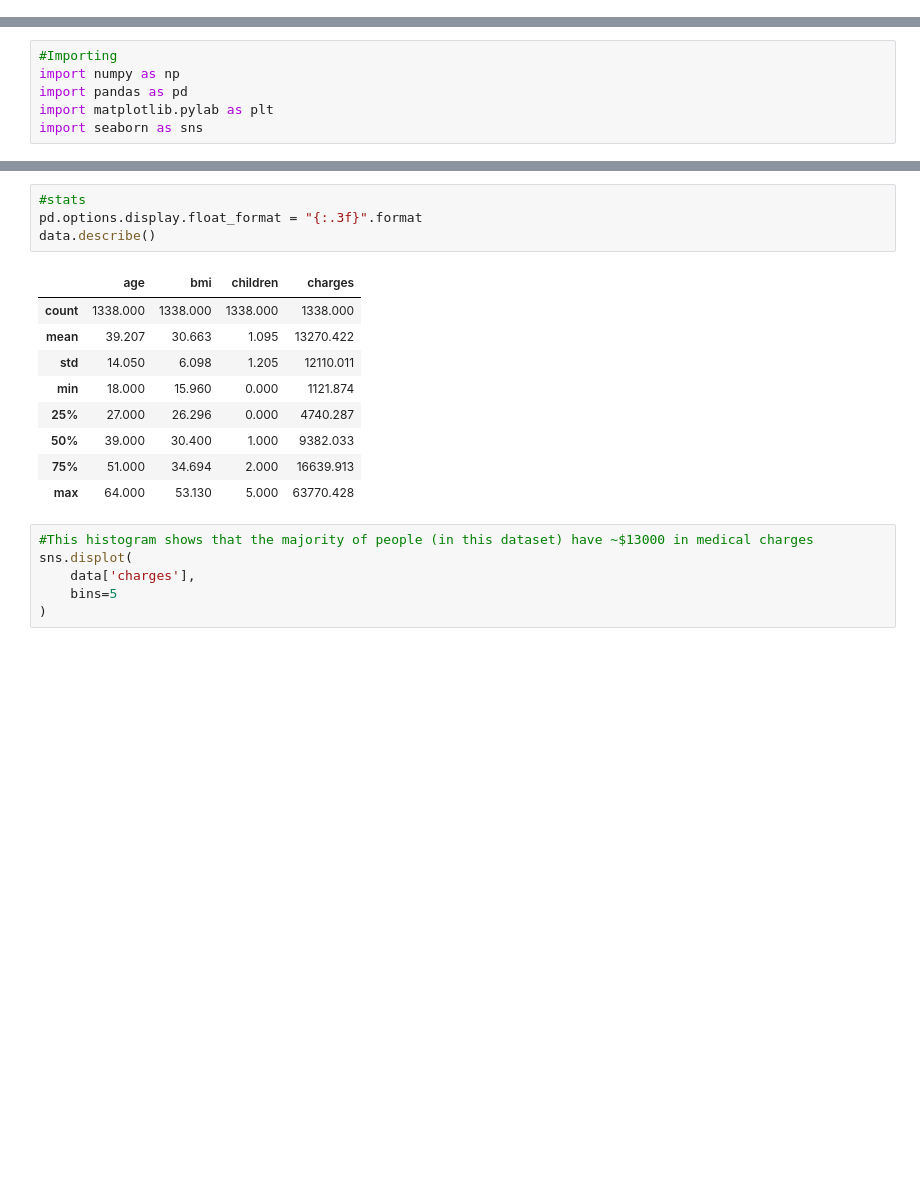
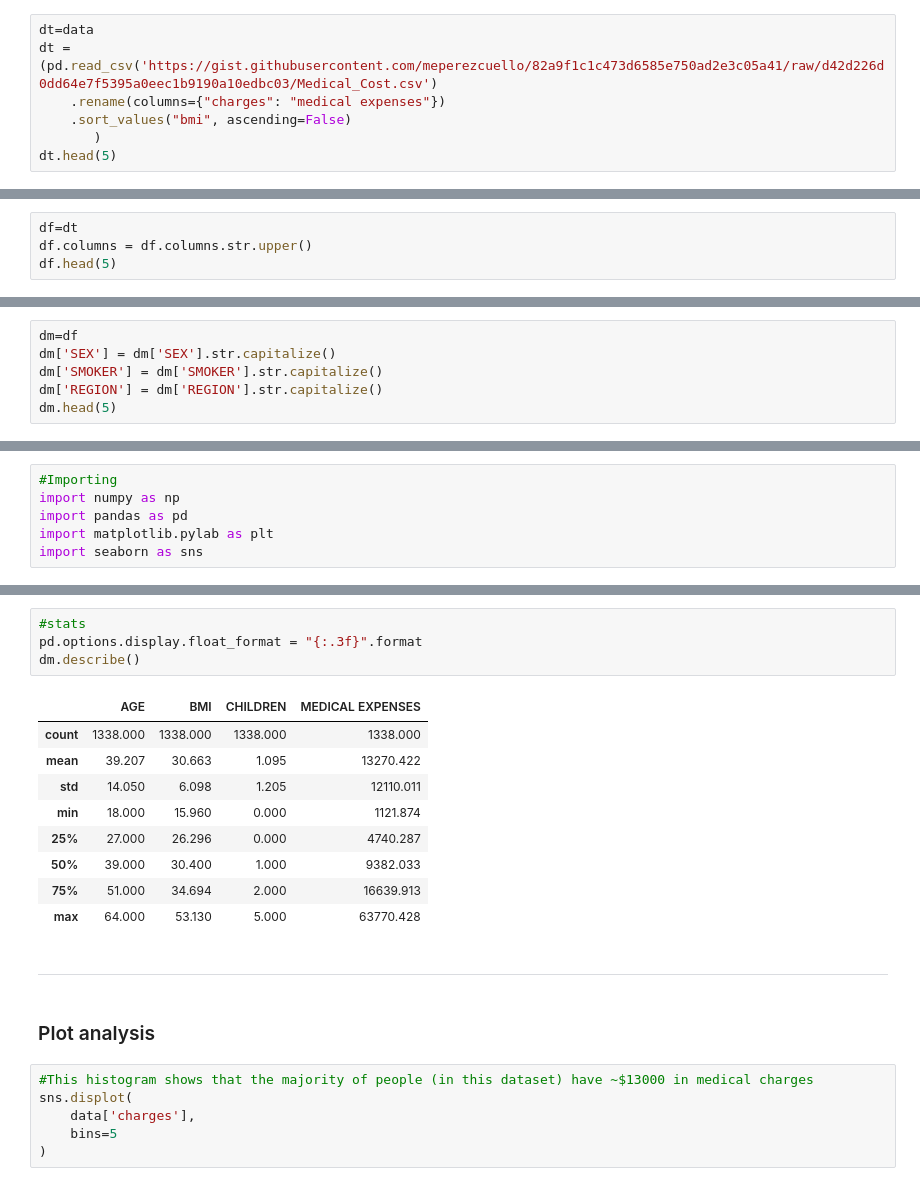
Before and after one commit to data301-2020-winter2/course-project-group_1010, a Jupyter notebook: Analysis/Analysis_KadieWert/Milestone2/EDA.ipynb, the cells around one changed output, grey strips where cells are left out. Saved outputs shown, nothing was run; the diff lists cells and outputs as text; blank space fills up the shorter version.

```diff
--- a/Analysis/Analysis_KadieWert/Milestone2/EDA.ipynb
+++ b/Analysis/Analysis_KadieWert/Milestone2/EDA.ipynb
@@ -22,0 +25,7 @@ data.head(15)
+# %%
+dt=data
+dt = (pd.read_csv('https://gist.githubusercontent.com/meperezcuello/82a9f1c1c473d6585e750ad2e3c05a41/raw/d42d226d0dd64e7f5395a0eec1b9190a10edbc03/Medical_Cost.csv')
+    .rename(columns={"charges": "medical expenses"})
+    .sort_values("bmi", ascending=False)
+       )
+dt.head(5)
@@ -22,0 +39,4 @@ data.head(15)
+# %%
+df=dt
+df.columns = df.columns.str.upper()
+df.head(5)
@@ -22,0 +50,6 @@ data.head(15)
+# %%
+dm=df
+dm['SEX'] = dm['SEX'].str.capitalize()
+dm['SMOKER'] = dm['SMOKER'].str.capitalize()
+dm['REGION'] = dm['REGION'].str.capitalize()
+dm.head(5)
@@ -38,9 +95,9 @@ Number of rows, columns: (1338, 7)
 # %%
 #stats
 pd.options.display.float_format = "{:.3f}".format
-data.describe()
+dm.describe()
 # %% [output]
-|  | age | bmi | children | charges |
+|  | AGE | BMI | CHILDREN | MEDICAL EXPENSES |
 | count | 1338.000 | 1338.000 | 1338.000 | 1338.000 |
 | mean | 39.207 | 30.663 | 1.095 | 13270.422 |
 | std | 14.050 | 6.098 | 1.205 | 12110.011 |
@@ -49,6 +106,10 @@ data.describe()
 | 50% | 39.000 | 30.400 | 1.000 | 9382.033 |
 | 75% | 51.000 | 34.694 | 2.000 | 16639.913 |
 | max | 64.000 | 53.130 | 5.000 | 63770.428 |
+# %% [markdown]
+---
+# %% [markdown]
+### Plot analysis
 # %%
 #This histogram shows that the majority of people (in this dataset) have ~$13000 in medical charges
 sns.displot(
```
Also changed, not shown: parts of 11 cells of this notebook, 3 other files.
